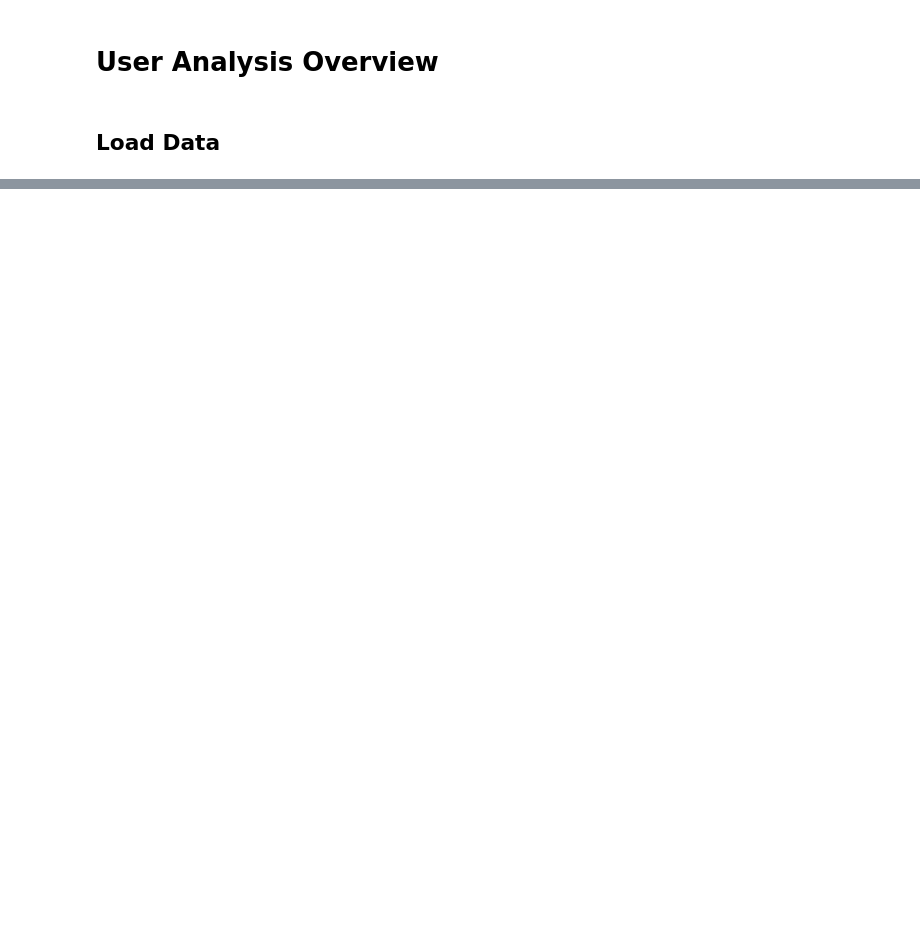
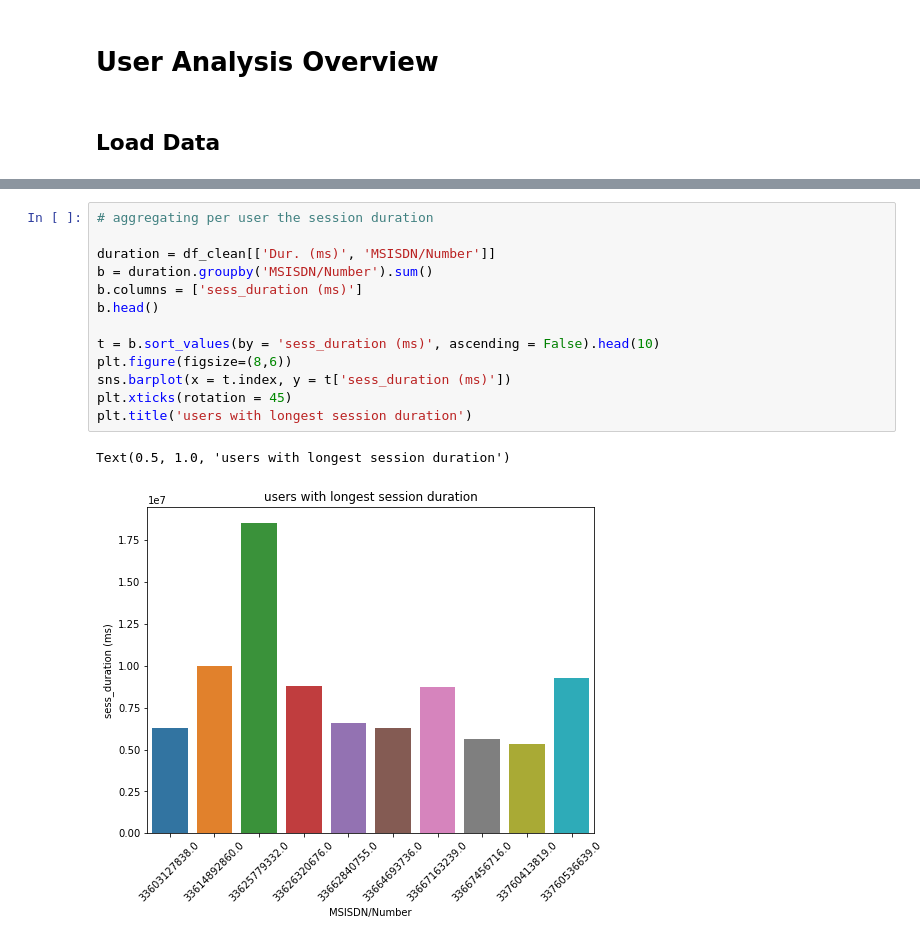
Before and after one commit to akrobi/TellCoAnalysis, a Jupyter notebook: notebooks/User Analysis Overview.ipynb, the cells around one changed output, grey strips where cells are left out. Cells and saved outputs as stored; diff of their text form; blank space fills up the shorter version.

```diff
--- a/notebooks/User Analysis Overview.ipynb
+++ b/notebooks/User Analysis Overview.ipynb
@@ -33,0 +181,16 @@ for dirname, _, filenames in os.walk('../data'):
+# %%
+# aggregating per user the session duration
+
+duration = df_clean[['Dur. (ms)', 'MSISDN/Number']]
+b = duration.groupby('MSISDN/Number').sum()
+b.columns = ['sess_duration (ms)']
+b.head()
+
+t = b.sort_values(by = 'sess_duration (ms)', ascending = False).head(10)
+plt.figure(figsize=(8,6))
+sns.barplot(x = t.index, y = t['sess_duration (ms)'])
+plt.xticks(rotation = 45)
+plt.title('users with longest session duration')
+# %% [output]
+Text(0.5, 1.0, 'users with longest session duration')
+[figure, added]
```
Also changed, not shown: parts of 42 cells of this notebook, 2 other files.
